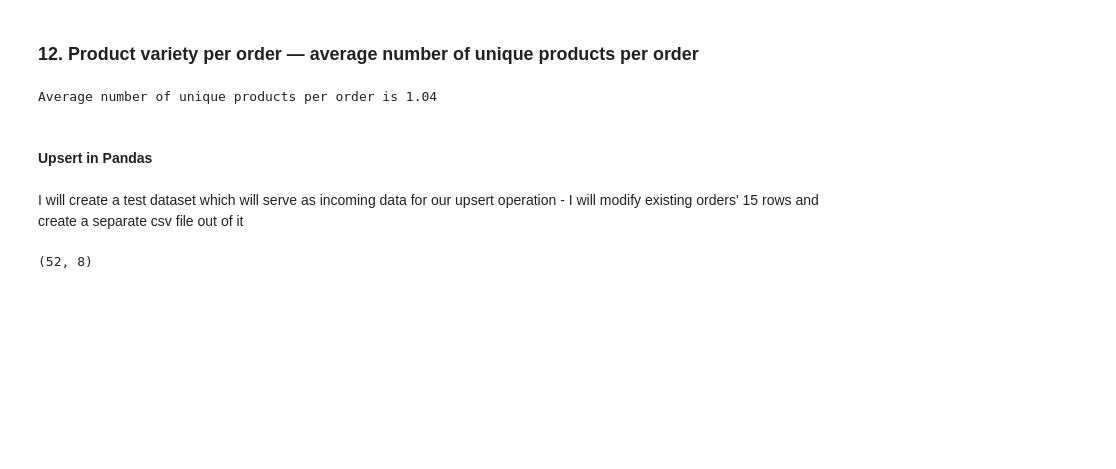
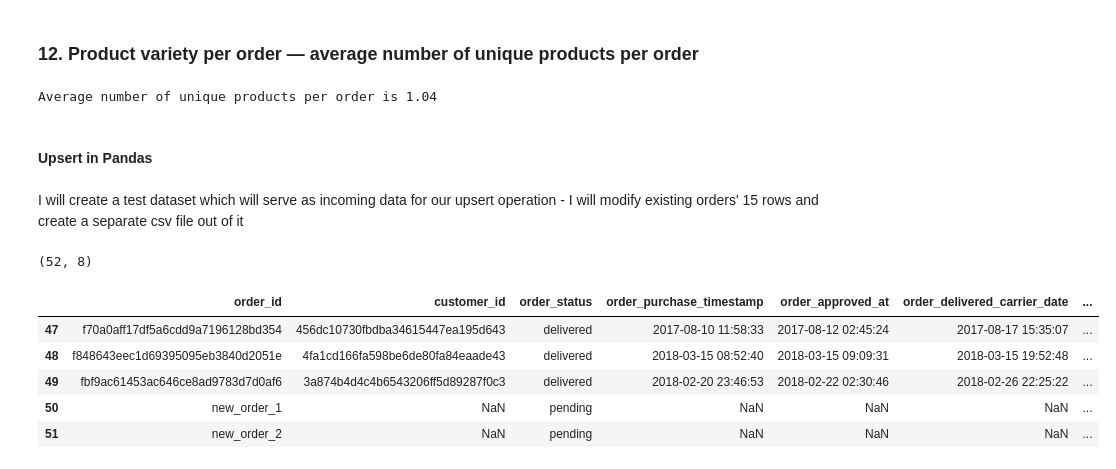
Before and after one commit to Kvitatiani/brazillian-ecommerce-analytics, a Jupyter notebook: ecommerce_playground.ipynb, the cells around one changed output. Drawn from its saved outputs; the diff is of its cells as text; code cells hidden in the pictures; blank space fills up the shorter version.

```diff
--- a/ecommerce_playground.ipynb
+++ b/ecommerce_playground.ipynb
@@ -695,3 +695,22 @@ merged_dataset = merged_dataset[filtered_columns]
 merged_dataset.shape
 # %% [output]
 (52, 8)
+# %%
+# Existing upsert pattern
+def upsert(target, source, key):
+    source_indexed = source.set_index(key)
+    target_indexed = target.set_index(key)
+
+    result = source_indexed.combine_first(target_indexed)
+    return result.reset_index()
+
+final = upsert(target_dataset, source_dataset, 'order_id')
+
+final.tail(5)
+# %% [output]
+|  | order_id | customer_id | order_status | order_purchase_timestamp | order_approved_at | order_delivered_carrier_date | ... |
+| 47 | f70a0aff17df5a6cdd9a7196128bd354 | 456dc10730fbdba34615447ea195d643 | delivered | 2017-08-10 11:58:33 | 2017-08-12 02:45:24 | 2017-08-17 15:35:07 | ... |
+| 48 | f848643eec1d69395095eb3840d2051e | 4fa1cd166fa598be6de80fa84eaade43 | delivered | 2018-03-15 08:52:40 | 2018-03-15 09:09:31 | 2018-03-15 19:52:48 | ... |
+| 49 | fbf9ac61453ac646ce8ad9783d7d0af6 | 3a874b4d4c4b6543206ff5d89287f0c3 | delivered | 2018-02-20 23:46:53 | 2018-02-22 02:30:46 | 2018-02-26 22:25:22 | ... |
+| 50 | new_order_1 | NaN | pending | NaN | NaN | NaN | ... |
+| 51 | new_order_2 | NaN | pending | NaN | NaN | NaN | ... |
```
